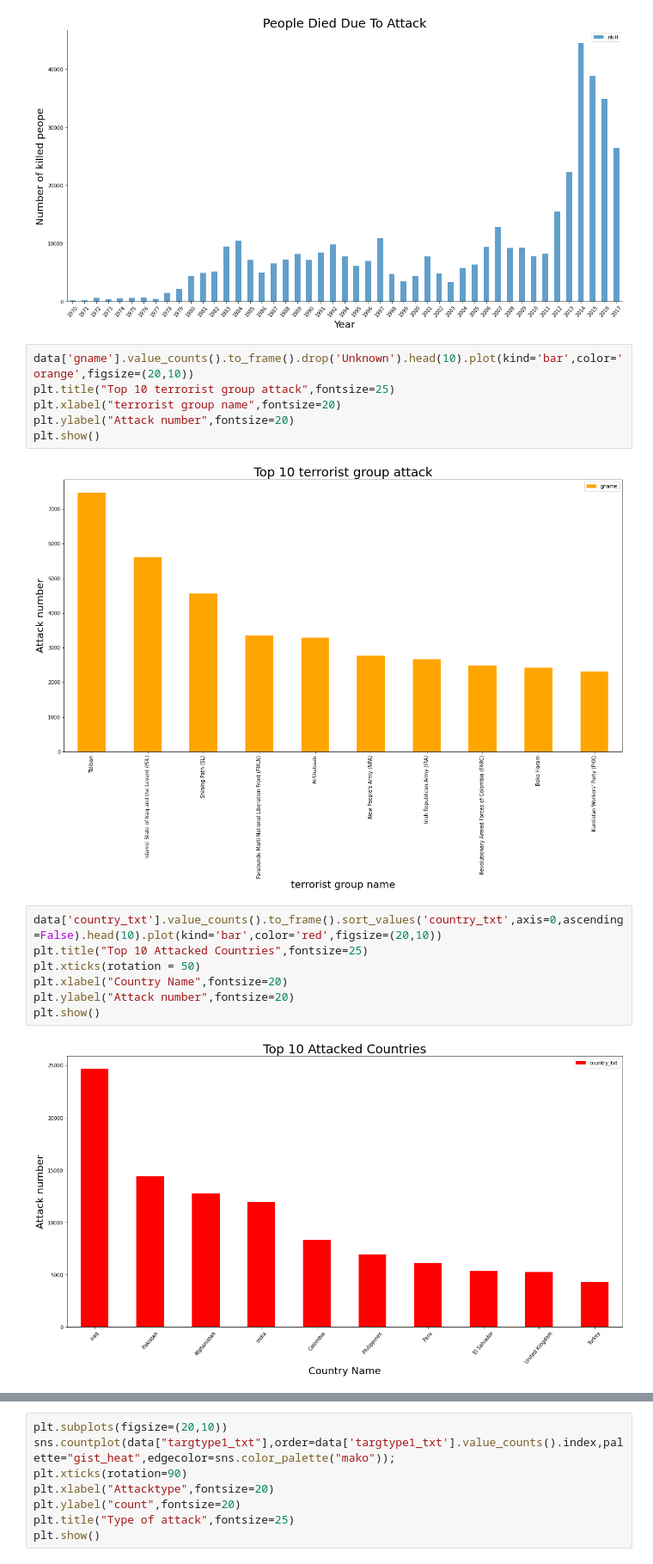
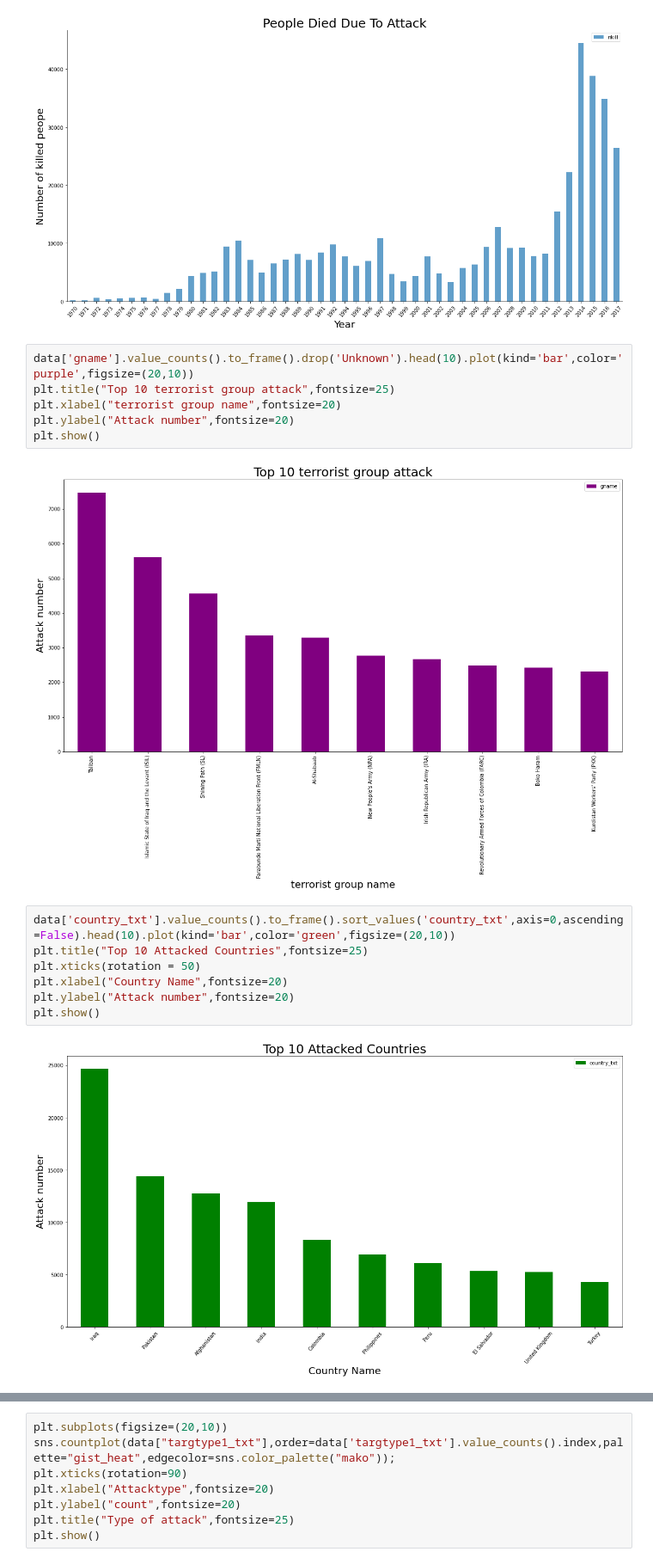
Before and after one commit to CodeWithSridhar/LGMVIP-DataScience, a Jupyter notebook: EDA_on_Dataset_Terrorism_Task2.ipynb, the cells around one changed output, grey strips where cells are left out. Shown at 86% size. Cells and saved outputs as stored; diff of their text form.

```diff
--- a/EDA_on_Dataset_Terrorism_Task2.ipynb
+++ b/EDA_on_Dataset_Terrorism_Task2.ipynb
@@ -207,20 +207,20 @@ right_side.set_visible(False)
 # %% [output]
 [figure]
 # %%
-data['gname'].value_counts().to_frame().drop('Unknown').head(10).plot(kind='bar',color='orange',figsize=(20,10))
+data['gname'].value_counts().to_frame().drop('Unknown').head(10).plot(kind='bar',color='purple',figsize=(20,10))
 plt.title("Top 10 terrorist group attack",fontsize=25)
 plt.xlabel("terrorist group name",fontsize=20)
 plt.ylabel("Attack number",fontsize=20)
 plt.show()
 # %% [output]
-[figure, old version]
+[figure, new version]
 # %%
-data['country_txt'].value_counts().to_frame().sort_values('country_txt',axis=0,ascending=False).head(10).plot(kind='bar',color='red',figsize=(20,10))
+data['country_txt'].value_counts().to_frame().sort_values('country_txt',axis=0,ascending=False).head(10).plot(kind='bar',color='green',figsize=(20,10))
 plt.title("Top 10 Attacked Countries",fontsize=25)
 plt.xticks(rotation = 50)
 plt.xlabel("Country Name",fontsize=20)
 plt.ylabel("Attack number",fontsize=20)
 plt.show()
 # %% [output]
-[figure, old version]
+[figure, new version]
 # %%
```
Also changed, not shown: parts of 2 cells of this notebook.
